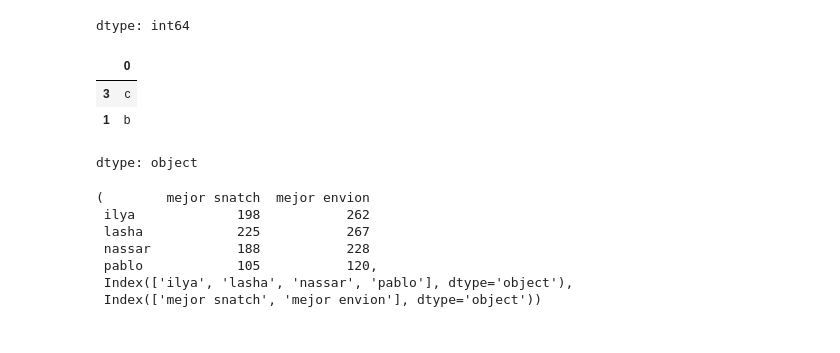
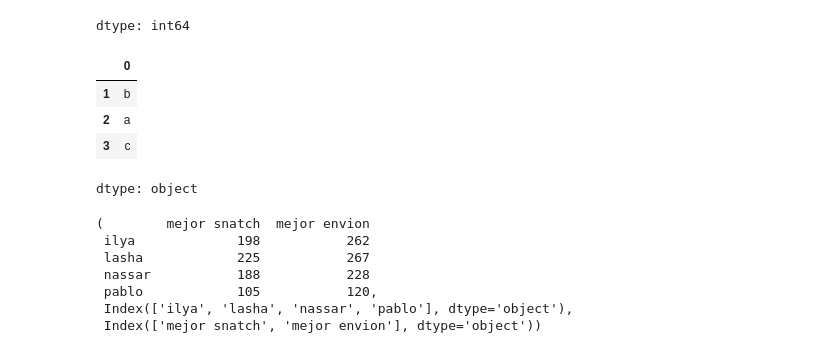
Before and after one commit to PabloDuranL/Aplicaciones, a Jupyter notebook: Pandapractica.ipynb, the cells around one changed output. Saved outputs shown, nothing was run; the diff lists cells and outputs as text; code cells hidden in the pictures.

```diff
--- a/Pandapractica.ipynb
+++ b/Pandapractica.ipynb
@@ -51,11 +56,12 @@ data['messi':'ilya']
 | ilya | 56 |
 dtype: int64
 # %%
-pd.Series({2:'a', 1:'b', 3:'c'}, index=[3, 1])
+pd.Series({2:'a', 1:'b', 3:'c'}, index=[1,2,3])
 # %% [output]
 |  | 0 |
+| 1 | b |
+| 2 | a |
 | 3 | c |
-| 1 | b |
 dtype: object
 # %%
 snatch_dict={'ilya':198,'lasha':225,'nassar':188,'pablo':105}
```
Also changed, not shown: parts of 4 cells of this notebook.
